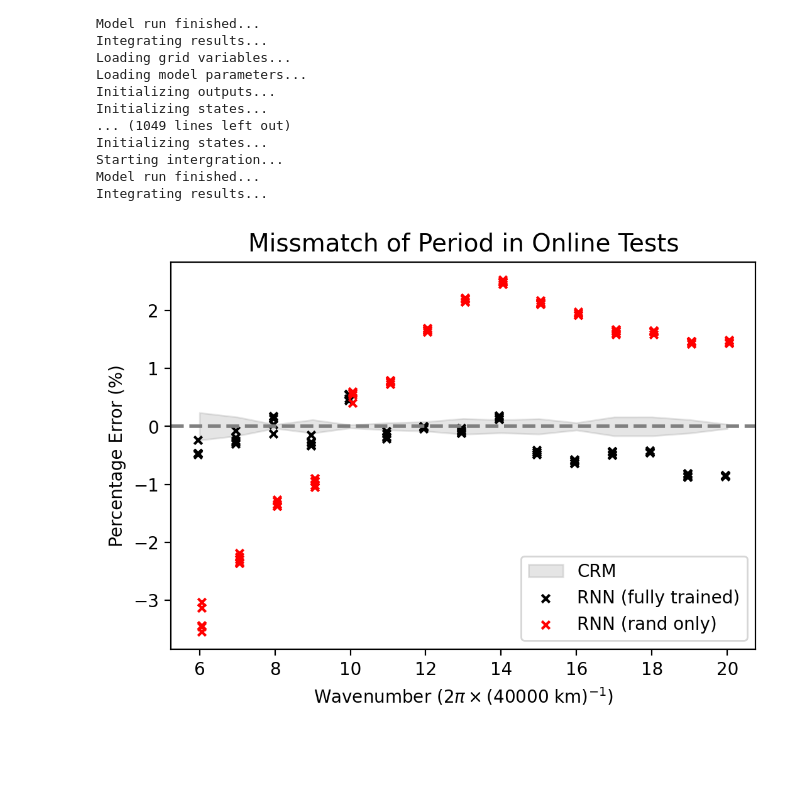
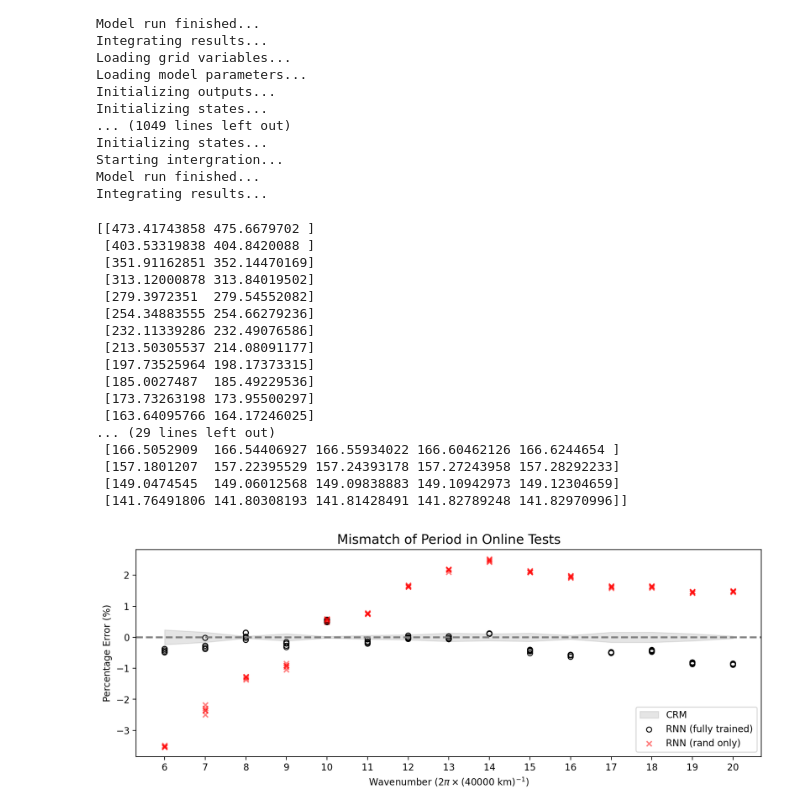
Before and after one commit to Qiyu-Song/RNNpaper, a Jupyter notebook: RNN_train_test/coupled_wave_rnn.ipynb, the cells around one changed output. Drawn from its saved outputs; the diff is of its cells as text; code cells hidden in the pictures; blank space fills up the shorter version.

Commit message:
update plotting of period mismatch

```diff
--- a/RNN_train_test/coupled_wave_rnn.ipynb
+++ b/RNN_train_test/coupled_wave_rnn.ipynb
@@ -1212,25 +1212,48 @@ Integrating results...
 SAM_period = np.array(SAM_period)
 RNN_period = np.array(RNN_period)
 RNN_rand_period = np.array(RNN_rand_period)
+# %%
+print(SAM_period)
+print(RNN_period)
+print(RNN_rand_period)
+# %% [output]
+[[473.41743858 475.6679702 ]
+ [403.53319838 404.8420088 ]
+ [351.91162851 352.14470169]
+ [313.12000878 313.84019502]
+ [279.3972351  279.54552082]
+ [254.34883555 254.66279236]
+ [232.11339286 232.49076586]
+ [213.50305537 214.08091177]
+ [197.73525964 198.17373315]
+ [185.0027487  185.49229536]
+ [173.73263198 173.95500297]
+ [163.64095766 164.17246025]
+... (29 lines left out)
+ [166.5052909  166.54406927 166.55934022 166.60462126 166.6244654 ]
+ [157.1801207  157.22395529 157.24393178 157.27243958 157.28292233]
+ [149.0474545  149.06012568 149.09838883 149.10942973 149.12304659]
+ [141.76491806 141.80308193 141.81428491 141.82789248 141.82970996]]
 # %%
-plt.figure(figsize=(6, 4), dpi=200)
+plt.figure(figsize=(12, 4), dpi=200)
 plt.fill_between(np.arange(6, 21),
                 100 * (SAM_period[:, 0] - SAM_period.mean(axis=1)) / SAM_period.mean(axis=1),
                 100 * (SAM_period[:, 1] - SAM_period.mean(axis=1)) / SAM_period.mean(axis=1),
                 color='gray', alpha=0.2, label='CRM')
 for wn in range(6, 21):
     if wn==6:
-        plt.scatter([wn-0.05] * RNN_period.shape[1], 100*(RNN_period[wn-6] - SAM_period[wn-6].mean()) / SAM_period[wn-6].mean(), marker='x', s=20, color='k', label='RNN (fully trained)')
-        plt.scatter([wn+0.05] * RNN_rand_period.shape[1], 100*(RNN_rand_period[wn-6] - SAM_period[wn-6].mean()) / SAM_period[wn-6].mean(), marker='x', s=20, color='r', label='RNN (rand only)')
+        plt.scatter([wn-0.0] * RNN_period.shape[1], 100*(RNN_period[wn-6] - SAM_period[wn-6].mean()) / SAM_period[wn-6].mean(), marker='o', s=30, color='k', facecolors='none', label='RNN (fully trained)')
+        plt.scatter([wn+0.0] * RNN_rand_period.shape[1], 100*(RNN_rand_period[wn-6] - SAM_period[wn-6].mean()) / SAM_period[wn-6].mean(), marker='x', s=30, color='r', alpha=0.5, label='RNN (rand only)')
     else:
-        plt.scatter([wn-0.05] * RNN_period.shape[1], 100*(RNN_period[wn-6] - SAM_period[wn-6].mean()) / SAM_period[wn-6].mean(), marker='x', s=20, color='k')
-        plt.scatter([wn+0.05] * RNN_rand_period.shape[1], 100*(RNN_rand_period[wn-6] - SAM_period[wn-6].mean()) / SAM_period[wn-6].mean(), marker='x', s=20, color='r')
+        plt.scatter([wn-0.0] * RNN_period.shape[1], 100*(RNN_period[wn-6] - SAM_period[wn-6].mean()) / SAM_period[wn-6].mean(), marker='o', s=30, color='k', facecolors='none')
+        plt.scatter([wn+0.0] * RNN_rand_period.shape[1], 100*(RNN_rand_period[wn-6] - SAM_period[wn-6].mean()) / SAM_period[wn-6].mean(), marker='x', s=30, alpha=0.5, color='r')
 
+plt.xticks(np.arange(6, 21))
 plt.gca().axhline(y=0, color='gray', linewidth=2, linestyle='--')
 plt.xlabel(r'Wavenumber ($2\pi\times(40000~\mathrm{km})^{-1}$)')
 plt.ylabel('Percentage Error (%)')
 plt.legend(loc='lower right')
-plt.title('Missmatch of Period in Online Tests', fontsize=14)
+plt.title('Mismatch of Period in Online Tests', fontsize=14)
 plt.show()
 # %% [output]
-[figure, old version]
+[figure, new version]
```
Also changed, not shown: parts of 3 cells of this notebook.
